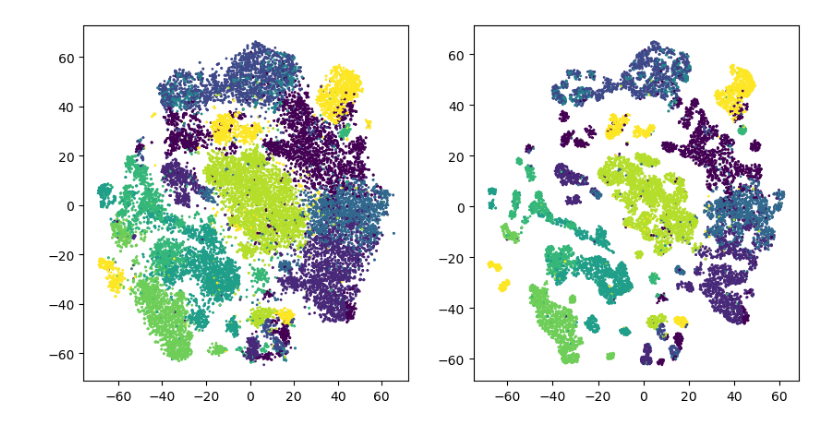
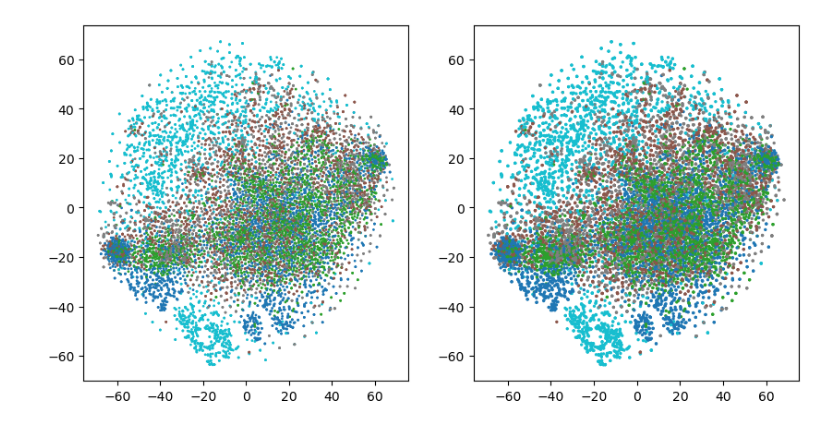
Before and after one commit to HyunWookL/cluster-ambiguity, a Jupyter notebook: src/clams/test.autood.ipynb, the cells around one changed output. Drawn from its saved outputs; the diff is of its cells as text; code cells hidden in the pictures.

```diff
--- a/src/clams/test.autood.ipynb
+++ b/src/clams/test.autood.ipynb
@@ -8,15 +8,16 @@ import json
 import importlib
 importlib.reload(aod)
 
-data_name = "mnist"
+data_name = "epileptic_seizure"
 identifier = "npz"
-init_points = 5
-n_iter = 5
+init_points = 10
+n_iter = 50
 
 zipfile = np.load(f"./data_sampling/{data_name}.{identifier}", allow_pickle=True)
 data, labels = zipfile["positions"], zipfile["labels"]
 
-data, labels = data[::7], labels[::7]
+
+
 
 print(len(data))
 # %% [output]
@@ -24,7 +25,7 @@ print(len(data))
 # %%
 autood = aod.AutoOutlierDetection(
 	verbose=2, init_points=init_points, n_iter=n_iter,
-	detection_algorithms=["maha", "isof", "lof", "abod"]
+	detection_algorithms=["isof", "lof", "abod"]
 )
 results = autood.fit(data)
 # %% [output]
@@ -35,18 +49,18 @@ KeyboardInterrupt:
 # %%
 import json
 results["prediction"] = np.array(results["prediction"])
 
 
 data_wo_outliers = data[results["prediction"] == 1]
 
 fig, axs = plt.subplots(1, 2, figsize=(10, 5))
-axs[0].scatter(data[:, 0], data[:, 1], s=1, c=labels)
-axs[1].scatter(data_wo_outliers[:, 0], data_wo_outliers[:, 1], s=1, c=labels[results["prediction"] == 1])
+axs[0].scatter(data[:, 0], data[:, 1], s=1, c=labels, cmap="tab10")
+axs[1].scatter(data_wo_outliers[:, 0], data_wo_outliers[:, 1], s=2, c=labels[results["prediction"] == 1], cmap="tab10")
 
 plt.savefig(f"./autood_results/{data_name}_{init_points}_{n_iter}.png")
 plt.savefig(f"./autood_results/{data_name}_{init_points}_{n_iter}.pdf")
 # %% [output]
-[figure, old version]
+[figure, new version]
 # %%
 
 results["prediction"] = results["prediction"].tolist()
```
Also changed, not shown: parts of 2 cells of this notebook, 4 other files.
